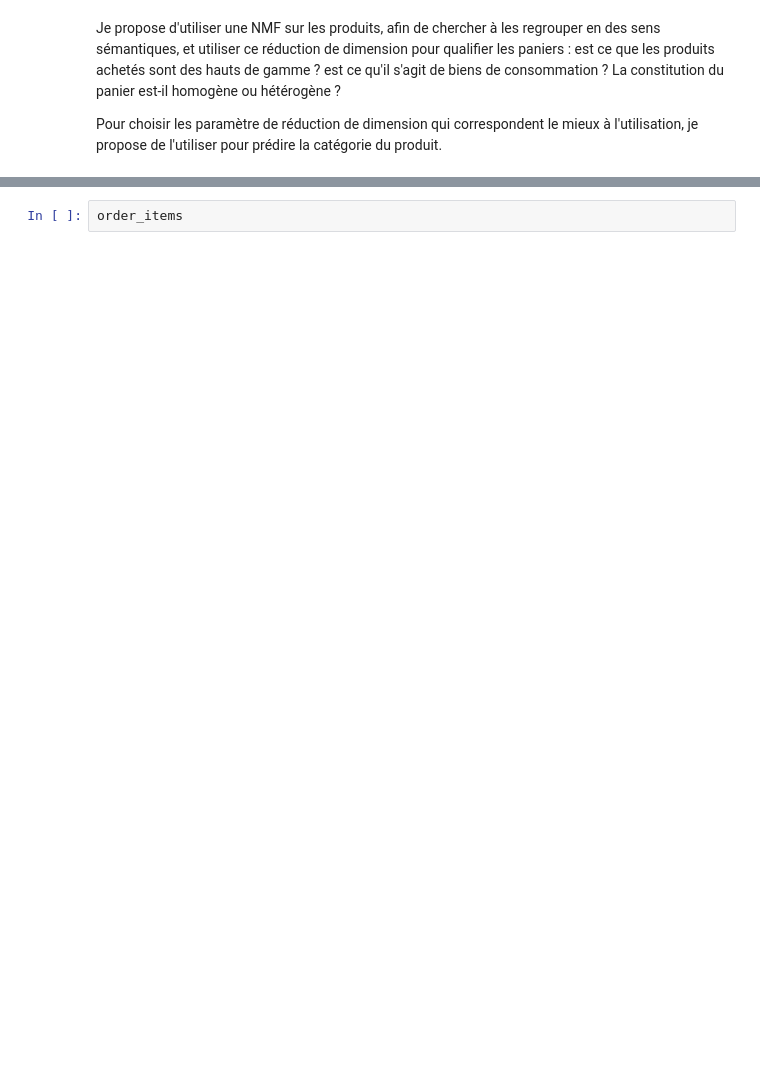
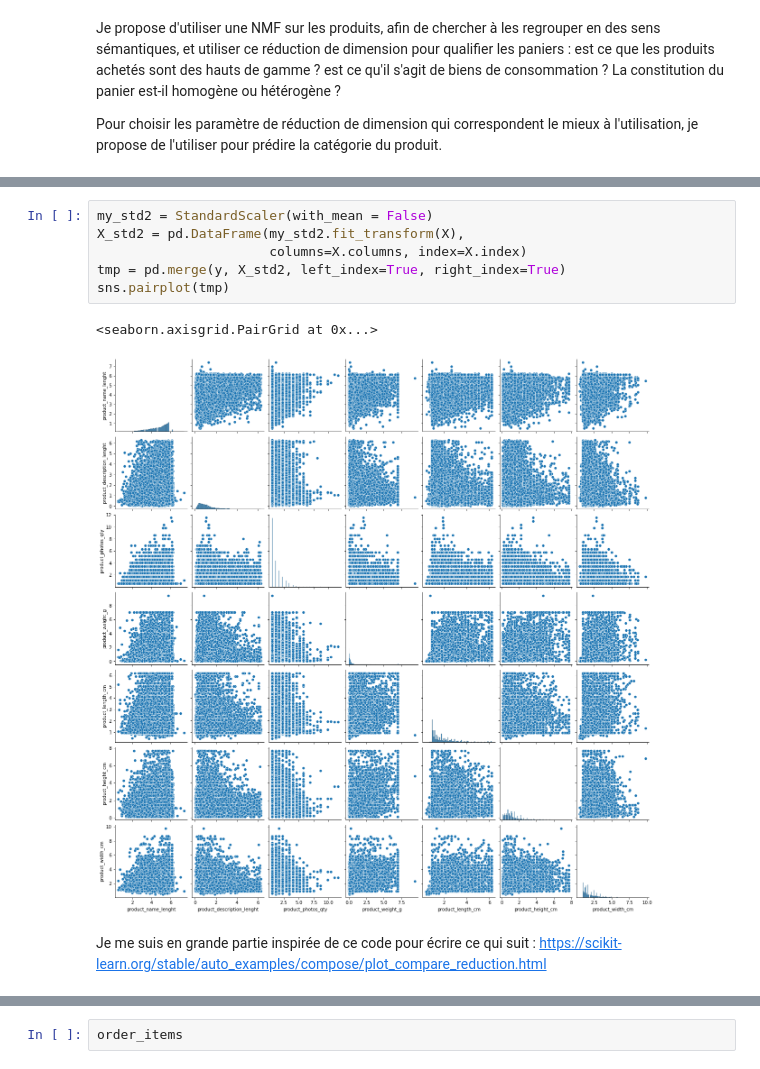
Before and after one commit to ClaireGayral/formation_openclassroom, a Jupyter notebook: P4_gayral_claire/analyse_exploratoire.ipynb, the cells around one changed output, grey strips where cells are left out. Drawn from its saved outputs; the diff is of its cells as text; blank space fills up the shorter version.

```diff
--- a/P4_gayral_claire/analyse_exploratoire.ipynb
+++ b/P4_gayral_claire/analyse_exploratoire.ipynb
@@ -720 +733,12 @@ Je me suis en grande partie inspirée de ce code pour écrire ce qui suit : http
+# %%
+my_std2 = StandardScaler(with_mean = False)
+X_std2 = pd.DataFrame(my_std2.fit_transform(X),
+                      columns=X.columns, index=X.index)
+tmp = pd.merge(y, X_std2, left_index=True, right_index=True)
+sns.pairplot(tmp)
+# %% [output]
+<seaborn.axisgrid.PairGrid at 0x...>
+[figure, added]
+# %% [markdown]
+Je me suis en grande partie inspirée de ce code pour écrire ce qui suit : https://scikit-learn.org/stable/auto_examples/compose/plot_compare_reduction.html
 # %%
```
Also changed, not shown: parts of 34 cells of this notebook, 2 other files.
